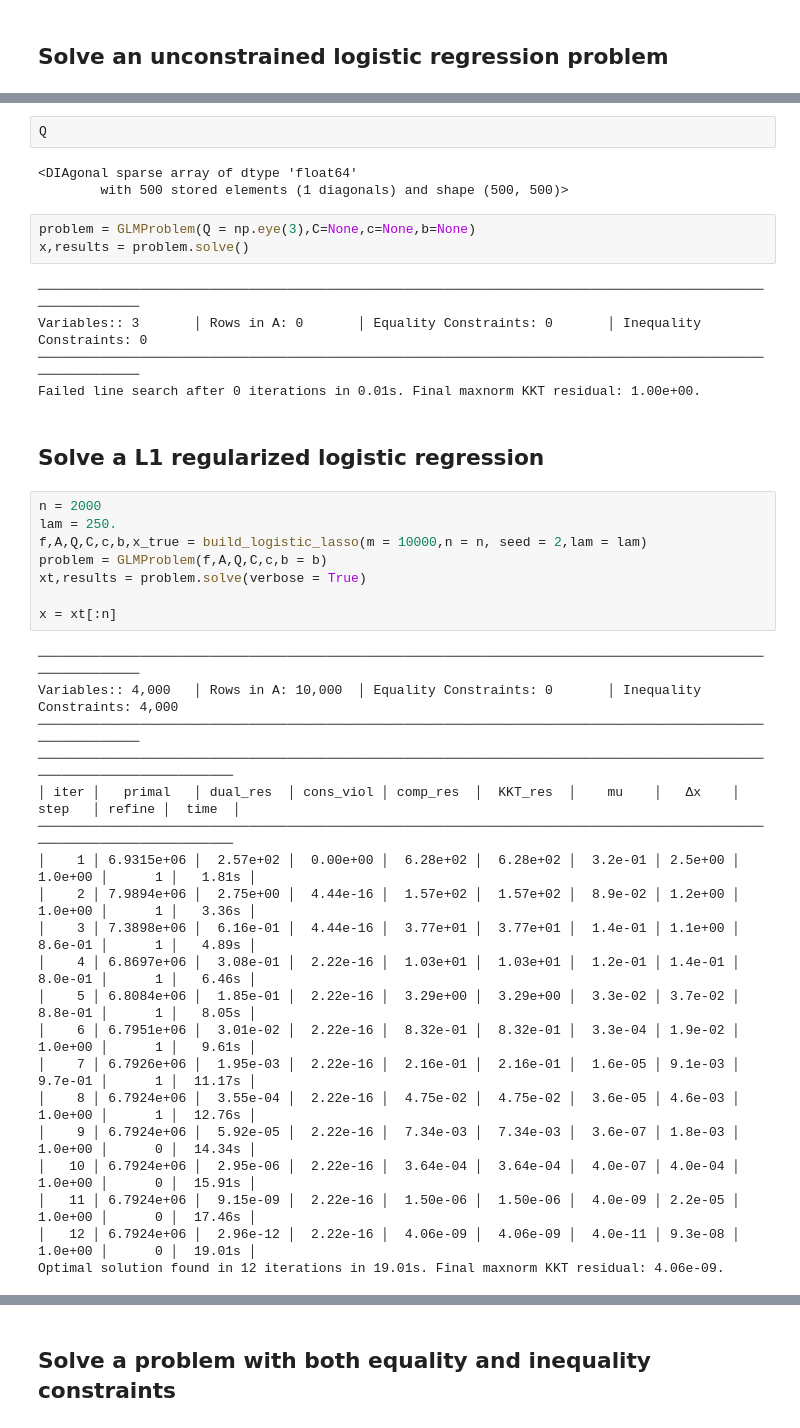
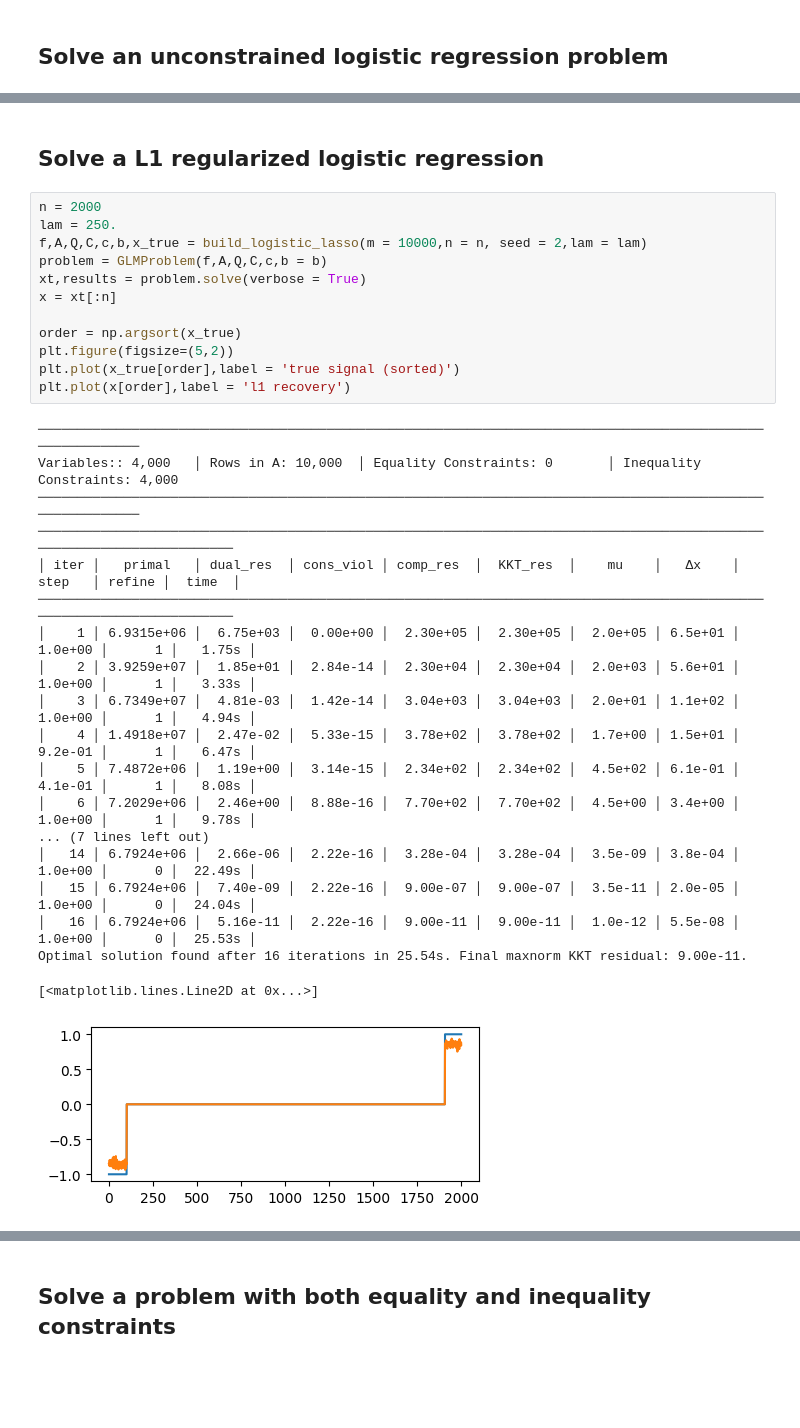
Before and after one commit to AHsu98/glqp, a Jupyter notebook: demo.ipynb, the cells around one changed output, grey strips where cells are left out. Cells and saved outputs as stored; diff of their text form; blank space fills up the shorter version.

```diff
--- a/demo.ipynb
+++ b/demo.ipynb
@@ -54,43 +52,34 @@ Optimal solution found in 7 iterations in 0.52s. Final maxnorm KKT residual: 1.0
-# %%
-Q
-# %% [output]
-<DIAgonal sparse array of dtype 'float64'
-        with 500 stored elements (1 diagonals) and shape (500, 500)>
-# %%
-problem = GLMProblem(Q = np.eye(3),C=None,c=None,b=None)
-x,results = problem.solve()
-# %% [output]
-──────────────────────────────────────────────────────────────────────────────────────────────────────────
-Variables:: 3       │ Rows in A: 0       │ Equality Constraints: 0       │ Inequality Constraints: 0
-──────────────────────────────────────────────────────────────────────────────────────────────────────────
-Failed line search after 0 iterations in 0.01s. Final maxnorm KKT residual: 1.00e+00.
 # %% [markdown]
 ## Solve a L1 regularized logistic regression
 # %%
 n = 2000
 lam = 250.
 f,A,Q,C,c,b,x_true = build_logistic_lasso(m = 10000,n = n, seed = 2,lam = lam)
 problem = GLMProblem(f,A,Q,C,c,b = b)
 xt,results = problem.solve(verbose = True)
+x = xt[:n]
 
-x = xt[:n]
+order = np.argsort(x_true)
+plt.figure(figsize=(5,2))
+plt.plot(x_true[order],label = 'true signal (sorted)')
+plt.plot(x[order],label = 'l1 recovery')
 # %% [output]
 ──────────────────────────────────────────────────────────────────────────────────────────────────────────
 Variables:: 4,000   │ Rows in A: 10,000  │ Equality Constraints: 0       │ Inequality Constraints: 4,000
 ──────────────────────────────────────────────────────────────────────────────────────────────────────────
 ──────────────────────────────────────────────────────────────────────────────────────────────────────────────────────
 │ iter │   primal   │ dual_res  │ cons_viol │ comp_res  │  KKT_res  │    mu    │   Δx    │  step   │ refine │  time  │
 ──────────────────────────────────────────────────────────────────────────────────────────────────────────────────────
-│    1 │ 6.9315e+06 │  2.57e+02 │  0.00e+00 │  6.28e+02 │  6.28e+02 │  3.2e-01 │ 2.5e+00 │ 1.0e+00 │      1 │   1.81s │
-│    2 │ 7.9894e+06 │  2.75e+00 │  4.44e-16 │  1.57e+02 │  1.57e+02 │  8.9e-02 │ 1.2e+00 │ 1.0e+00 │      1 │   3.36s │
-│    3 │ 7.3898e+06 │  6.16e-01 │  4.44e-16 │  3.77e+01 │  3.77e+01 │  1.4e-01 │ 1.1e+00 │ 8.6e-01 │      1 │   4.89s │
-│    4 │ 6.8697e+06 │  3.08e-01 │  2.22e-16 │  1.03e+01 │  1.03e+01 │  1.2e-01 │ 1.4e-01 │ 8.0e-01 │      1 │   6.46s │
-│    5 │ 6.8084e+06 │  1.85e-01 │  2.22e-16 │  3.29e+00 │  3.29e+00 │  3.3e-02 │ 3.7e-02 │ 8.8e-01 │      1 │   8.05s │
-│    6 │ 6.7951e+06 │  3.01e-02 │  2.22e-16 │  8.32e-01 │  8.32e-01 │  3.3e-04 │ 1.9e-02 │ 1.0e+00 │      1 │   9.61s │
-│    7 │ 6.7926e+06 │  1.95e-03 │  2.22e-16 │  2.16e-01 │  2.16e-01 │  1.6e-05 │ 9.1e-03 │ 9.7e-01 │      1 │  11.17s │
-│    8 │ 6.7924e+06 │  3.55e-04 │  2.22e-16 │  4.75e-02 │  4.75e-02 │  3.6e-05 │ 4.6e-03 │ 1.0e+00 │      1 │  12.76s │
-│    9 │ 6.7924e+06 │  5.92e-05 │  2.22e-16 │  7.34e-03 │  7.34e-03 │  3.6e-07 │ 1.8e-03 │ 1.0e+00 │      0 │  14.34s │
-│   10 │ 6.7924e+06 │  2.95e-06 │  2.22e-16 │  3.64e-04 │  3.64e-04 │  4.0e-07 │ 4.0e-04 │ 1.0e+00 │      0 │  15.91s │
-│   11 │ 6.7924e+06 │  9.15e-09 │  2.22e-16 │  1.50e-06 │  1.50e-06 │  4.0e-09 │ 2.2e-05 │ 1.0e+00 │      0 │  17.46s │
-│   12 │ 6.7924e+06 │  2.96e-12 │  2.22e-16 │  4.06e-09 │  4.06e-09 │  4.0e-11 │ 9.3e-08 │ 1.0e+00 │      0 │  19.01s │
-Optimal solution found in 12 iterations in 19.01s. Final maxnorm KKT residual: 4.06e-09.
+│    1 │ 6.9315e+06 │  6.75e+03 │  0.00e+00 │  2.30e+05 │  2.30e+05 │  2.0e+05 │ 6.5e+01 │ 1.0e+00 │      1 │   1.75s │
+│    2 │ 3.9259e+07 │  1.85e+01 │  2.84e-14 │  2.30e+04 │  2.30e+04 │  2.0e+03 │ 5.6e+01 │ 1.0e+00 │      1 │   3.33s │
+│    3 │ 6.7349e+07 │  4.81e-03 │  1.42e-14 │  3.04e+03 │  3.04e+03 │  2.0e+01 │ 1.1e+02 │ 1.0e+00 │      1 │   4.94s │
+│    4 │ 1.4918e+07 │  2.47e-02 │  5.33e-15 │  3.78e+02 │  3.78e+02 │  1.7e+00 │ 1.5e+01 │ 9.2e-01 │      1 │   6.47s │
+│    5 │ 7.4872e+06 │  1.19e+00 │  3.14e-15 │  2.34e+02 │  2.34e+02 │  4.5e+02 │ 6.1e-01 │ 4.1e-01 │      1 │   8.08s │
+│    6 │ 7.2029e+06 │  2.46e+00 │  8.88e-16 │  7.70e+02 │  7.70e+02 │  4.5e+00 │ 3.4e+00 │ 1.0e+00 │      1 │   9.78s │
+... (7 lines left out)
+│   14 │ 6.7924e+06 │  2.66e-06 │  2.22e-16 │  3.28e-04 │  3.28e-04 │  3.5e-09 │ 3.8e-04 │ 1.0e+00 │      0 │  22.49s │
+│   15 │ 6.7924e+06 │  7.40e-09 │  2.22e-16 │  9.00e-07 │  9.00e-07 │  3.5e-11 │ 2.0e-05 │ 1.0e+00 │      0 │  24.04s │
+│   16 │ 6.7924e+06 │  5.16e-11 │  2.22e-16 │  9.00e-11 │  9.00e-11 │  1.0e-12 │ 5.5e-08 │ 1.0e+00 │      0 │  25.53s │
+Optimal solution found after 16 iterations in 25.54s. Final maxnorm KKT residual: 9.00e-11.
+[<matplotlib.lines.Line2D at 0x...>]
+[figure, added]
```
Also changed, not shown: parts of 12 cells of this notebook, 2 other files.
